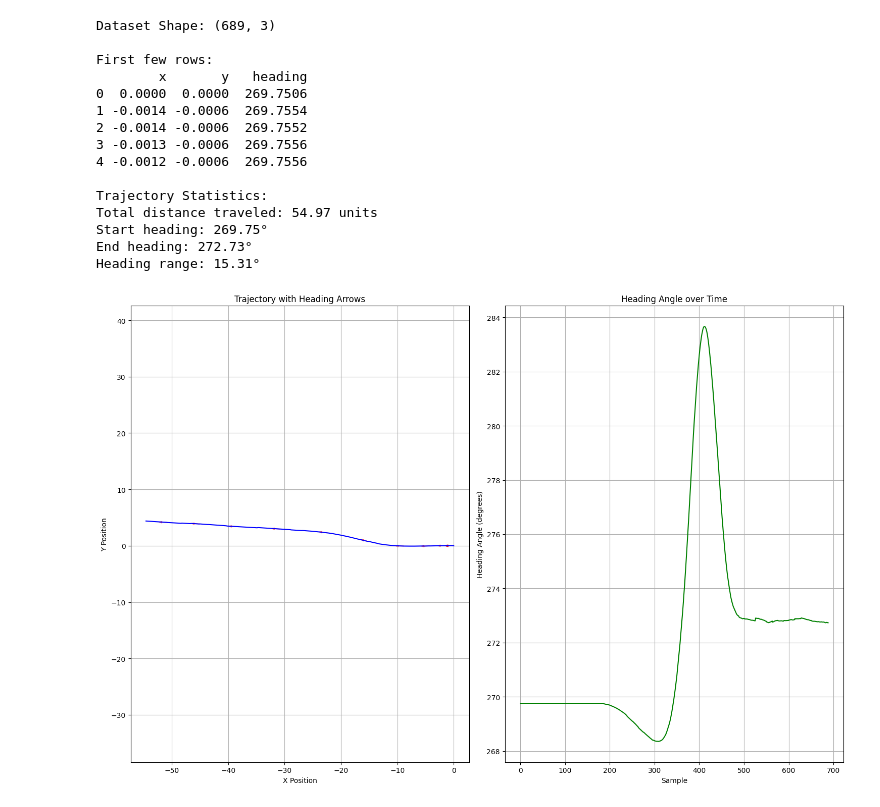
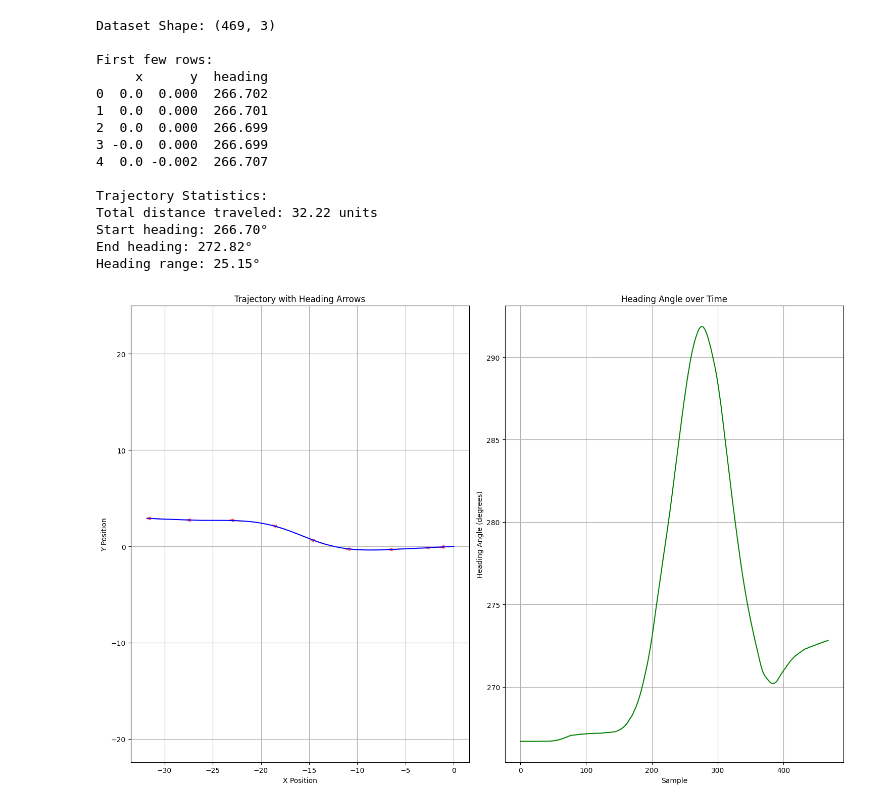
Before and after one commit to Ian-White-hz/Multi-GEM, a Jupyter notebook: src/vehicle_drivers/gem_gnss_control/waypoints/vis_waypoints.ipynb, the cells around one changed output. Drawn from its saved outputs; the diff is of its cells as text; code cells hidden in the pictures.

```diff
--- a/src/vehicle_drivers/gem_gnss_control/waypoints/vis_waypoints.ipynb
+++ b/src/vehicle_drivers/gem_gnss_control/waypoints/vis_waypoints.ipynb
@@ -45,44 +45,44 @@ def plot_trajectory_with_heading(df, arrow_spacing=50):
 
     print("\nTrajectory Statistics:")
     print(f"Total distance traveled: {calculate_distance(df):.2f} units")
     print(f"Start heading: {df['heading'].iloc[0]:.2f}°")
     print(f"End heading: {df['heading'].iloc[-1]:.2f}°")
     print(f"Heading range: {df['heading'].max() - df['heading'].min():.2f}°")
 
     plt.show()
 
 def calculate_distance(df):
     dx = df['x'].diff()
     dy = df['y'].diff()
     distances = np.sqrt(dx**2 + dy**2)
     return distances.sum()
 
 def main():
-    # df = read_data('/home/gem/demo_ws/src/vehicle_drivers/gem_gnss_control/waypoints/xyhead_demo_pp.csv')
-    df = read_data('/home/gem/demo_ws/src/vehicle_drivers/gem_gnss_control/waypoints/ag1_a.csv')
+    df = read_data('/home/gem/demo_ws/src/vehicle_drivers/gem_gnss_control/waypoints/xyhead_demo_pp.csv')
+    # df = read_data('/home/gem/demo_ws/src/vehicle_drivers/gem_gnss_control/waypoints/ag1_a.csv')
 
     print("Dataset Shape:", df.shape)
     print("\nFirst few rows:")
     print(df.head())
 
     plot_trajectory_with_heading(df)
 
 if __name__ == "__main__":
     main()
 # %% [output]
-Dataset Shape: (689, 3)
+Dataset Shape: (469, 3)
 
 First few rows:
-        x       y   heading
-0  0.0000  0.0000  269.7506
-1 -0.0014 -0.0006  269.7554
-2 -0.0014 -0.0006  269.7552
-3 -0.0013 -0.0006  269.7556
-4 -0.0012 -0.0006  269.7556
+     x      y  heading
+0  0.0  0.000  266.702
+1  0.0  0.000  266.701
+2  0.0  0.000  266.699
+3 -0.0  0.000  266.699
+4  0.0 -0.002  266.707
 
 Trajectory Statistics:
-Total distance traveled: 54.97 units
-Start heading: 269.75°
-End heading: 272.73°
-Heading range: 15.31°
+Total distance traveled: 32.22 units
+Start heading: 266.70°
+End heading: 272.82°
+Heading range: 25.15°
-[figure, old version]
+[figure, new version]
```
Also changed, not shown: 11 other files.
